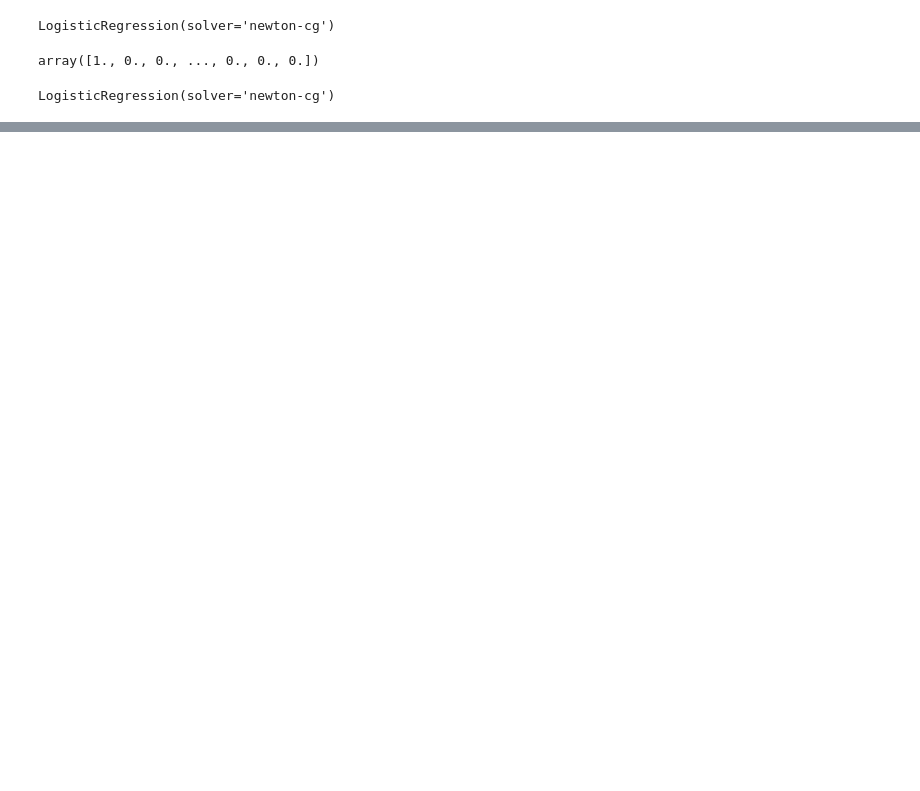
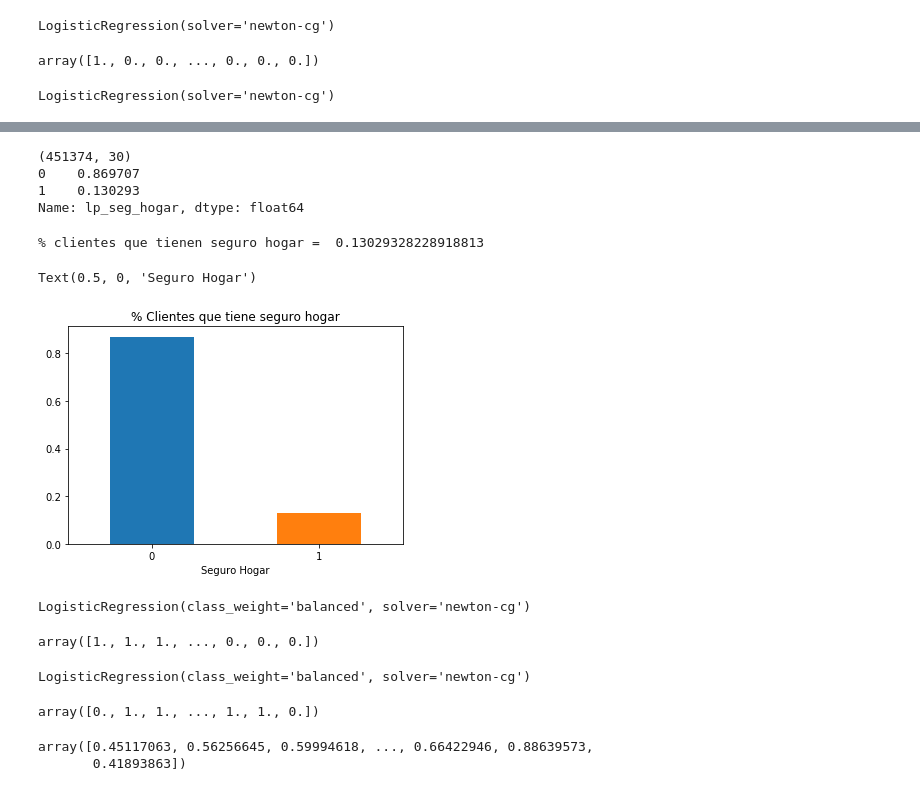
Before and after one commit to romayana/Financial-Product-Sales-Forecast-Model, a Jupyter notebook: Python Codes/Estado del Arte.ipynb, the cells around one changed output, grey strips where cells are left out. Cells and saved outputs as stored; diff of their text form; code cells hidden in the pictures; blank space fills up the shorter version.

```diff
--- a/Python Codes/Estado del Arte.ipynb
+++ b/Python Codes/Estado del Arte.ipynb
@@ -365,0 +395,21 @@ Text(0, 0.5, 'tpr')
+# %%
+# vemos como esta de desbalanceada la clase_hogar
+print(df.shape)
+clase_hogar = pd.value_counts(df['lp_seg_hogar'], sort = True, normalize = True)
+print (clase_hogar)
+# %% [output]
+(451374, 30)
+0    0.869707
+1    0.130293
+Name: lp_seg_hogar, dtype: float64
+# %%
+# Ploteamos el desbalanceo de la variable Target para una mejor visualizacion
+clase_hogar.plot(kind = 'bar', rot = 0)
+porcentaje_con_hogar = clase_hogar[1]
+print ('% clientes que tienen seguro hogar = ', porcentaje_con_hogar)
+plt.title("% Clientes que tiene seguro hogar")
+plt.xlabel('Seguro Hogar')
+# %% [output]
+% clientes que tienen seguro hogar =  0.13029328228918813
+Text(0.5, 0, 'Seguro Hogar')
+[figure, added]
@@ -365,0 +419,8 @@ Text(0, 0.5, 'tpr')
+# %%
+modelo2.fit(X,y)
+# %% [output]
+LogisticRegression(class_weight='balanced', solver='newton-cg')
+# %%
+modelo2.predict(X)
+# %% [output]
+array([1., 1., 1., ..., 0., 0., 0.])
@@ -365,0 +431,13 @@ Text(0, 0.5, 'tpr')
+# %%
+modelo2.fit(X_train,y_train)
+# %% [output]
+LogisticRegression(class_weight='balanced', solver='newton-cg')
+# %%
+modelo2.predict(X_test)
+# %% [output]
+array([0., 1., 1., ..., 1., 1., 0.])
+# %%
+modelo2.predict_proba(X_test)[:, 1]
+# %% [output]
+array([0.45117063, 0.56256645, 0.59994618, ..., 0.66422946, 0.88639573,
+       0.41893863])
```
Also changed, not shown: parts of 25 cells of this notebook, 3 other files.
